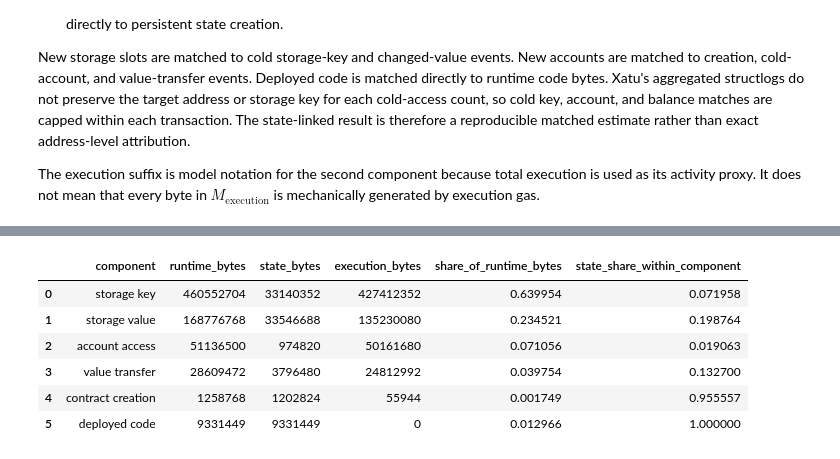
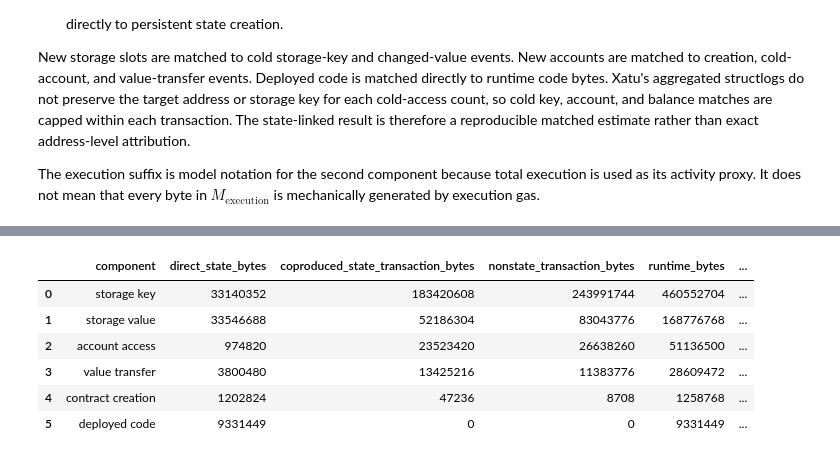
Before and after one commit to M1kuW1ll/eip-7999-research, a Jupyter notebook: notebooks/1.11-bal-state-creation-coupling-calibration.ipynb, the cells around one changed output, grey strips where cells are left out. Saved outputs shown, nothing was run; the diff lists cells and outputs as text; code cells hidden in the pictures.

```diff
--- a/notebooks/1.11-bal-state-creation-coupling-calibration.ipynb
+++ b/notebooks/1.11-bal-state-creation-coupling-calibration.ipynb
@@ -232,7 +225,8 @@ The daily accounting view combines static transaction content with the direct EI
 # %%
 daily_content = daily_accounting[[
     'date', 'block_count', 'calldata_bytes', 'cal_tx_access_list_bytes',
-    'cal_authorization_tuple_8131_bytes', 'blob_versioned_hash_bytes',
+    'cal_authorization_tuple_8131_bytes',
+    'cal_authorization_tuple_count_per_block', 'blob_versioned_hash_bytes',
 ]].merge(
     daily[['date', 'bal_runtime_bytes_per_block_8279']],
     on='date', how='left', validate='one_to_one',
@@ -240,14 +234,19 @@ daily_content = daily_accounting[[
 daily_content['runtime_bal_bytes'] = (
     daily_content['bal_runtime_bytes_per_block_8279'] * daily_content['block_count']
 )
+daily_content['authorization_accounted_bytes'] = (
+    daily_content['cal_authorization_tuple_8131_bytes']
+    + 51 * daily_content['cal_authorization_tuple_count_per_block']
+    * daily_content['block_count']
+)
 daily_content['date'] = pd.to_datetime(daily_content['date'])
 component_columns = [
     'calldata_bytes', 'cal_tx_access_list_bytes',
-    'cal_authorization_tuple_8131_bytes', 'blob_versioned_hash_bytes',
+    'authorization_accounted_bytes', 'blob_versioned_hash_bytes',
     'runtime_bal_bytes',
 ]
 component_labels = [
-    'calldata', 'access list', 'authorization tuples', 'blob hashes',
+    'calldata', 'access list', 'authorizations', 'blob hashes',
     'EIP-8279 runtime BAL',
 ]
 component_colors = ['#4c78a8', '#f58518', '#e45756', '#72b7b2', '#54a24b']
@@ -323,42 +346,72 @@ component_specs = [
     ('storage value', ['storage_value_bytes_8279_observed'], ['direct_new_storage_value_bytes_8279']),
     ('account access', ['account_access_bytes_8279'], ['direct_new_account_access_bytes_8279']),
     (
         'value transfer',
         ['balance_call_bytes_8279', 'balance_selfdestruct_bytes_8279', 'create_endowment_bytes_8279'],
-        ['direct_new_account_balance_bytes_8279'],
+        ['direct_new_account_balance_bytes_8279', 'direct_create_endowment_bytes_8279'],
     ),
     (
         'contract creation',
         ['create_address_bytes_8279', 'create_nonce_bytes_8279'],
         ['direct_create_address_bytes_8279', 'direct_create_nonce_bytes_8279'],
     ),
     ('deployed code', ['deployed_code_bytes_8279'], ['direct_deployed_code_bytes_8279']),
 ]
 component_rows = []
 for component, total_columns, state_columns in component_specs:
     runtime_bytes = int(attribution_blocks[total_columns].sum().sum())
     state_bytes = int(attribution_blocks[state_columns].sum().sum())
     component_rows.append({
         'component': component,
         'runtime_bytes': runtime_bytes,
         'state_bytes': state_bytes,
         'execution_bytes': runtime_bytes - state_bytes,
         'share_of_runtime_bytes': runtime_bytes / TOTAL_RUNTIME_BYTES,
         'state_share_within_component': state_bytes / runtime_bytes if runtime_bytes else np.nan,
     })
 components = pd.DataFrame(component_rows)
 assert components['runtime_bytes'].sum() == TOTAL_RUNTIME_BYTES
 assert components['state_bytes'].sum() == STATE_RUNTIME_BYTES
 components.to_csv(OUT_COMPONENTS_CSV, index=False)
-components
+
+component_prefixes = {
+    'storage key': 'storage_key',
+    'storage value': 'storage_value',
+    'account access': 'account_access',
+    'value transfer': 'value_transfer',
+    'contract creation': 'contract_creation',
+    'deployed code': 'deployed_code',
+}
+three_way_component_rows = []
+for component, prefix in component_prefixes.items():
+    direct = int(attribution_blocks[f'{prefix}_bytes_direct_state_8279'].sum())
+    coproduced = int(attribution_blocks[f'{prefix}_bytes_coproduced_state_txs_8279'].sum())
+    nonstate = int(attribution_blocks[f'{prefix}_bytes_nonstate_txs_8279'].sum())
+    three_way_component_rows.append({
+        'component': component,
+        'direct_state_bytes': direct,
+        'coproduced_state_transaction_bytes': coproduced,
+        'nonstate_transaction_bytes': nonstate,
+        'runtime_bytes': direct + coproduced + nonstate,
+    })
+three_way_components = pd.DataFrame(three_way_component_rows)
+for column in ['direct_state_bytes', 'coproduced_state_transaction_bytes', 'nonstate_transaction_bytes']:
+    three_way_components[f'{column}_share_total'] = three_way_components[column] / TOTAL_RUNTIME_BYTES
+    three_way_components[f'{column}_share_component'] = three_way_components[column] / three_way_components['runtime_bytes']
+assert three_way_components['runtime_bytes'].sum() == TOTAL_RUNTIME_BYTES
+assert three_way_components['direct_state_bytes'].sum() == STATE_RUNTIME_BYTES
+assert three_way_components['coproduced_state_transaction_bytes'].sum() == COPRODUCED_RUNTIME_BYTES
+assert three_way_components['nonstate_transaction_bytes'].sum() == NONSTATE_RUNTIME_BYTES
+three_way_components.to_csv(OUT_THREE_WAY_COMPONENTS_CSV, index=False)
+three_way_components
 # %% [output]
-|  | component | runtime_bytes | state_bytes | execution_bytes | share_of_runtime_bytes | state_share_within_component |
-| 0 | storage key | 460552704 | 33140352 | 427412352 | 0.639954 | 0.071958 |
-| 1 | storage value | 168776768 | 33546688 | 135230080 | 0.234521 | 0.198764 |
-| 2 | account access | 51136500 | 974820 | 50161680 | 0.071056 | 0.019063 |
-| 3 | value transfer | 28609472 | 3796480 | 24812992 | 0.039754 | 0.132700 |
-| 4 | contract creation | 1258768 | 1202824 | 55944 | 0.001749 | 0.955557 |
-| 5 | deployed code | 9331449 | 9331449 | 0 | 0.012966 | 1.000000 |
+|  | component | direct_state_bytes | coproduced_state_transaction_bytes | nonstate_transaction_bytes | runtime_bytes | ... |
+| 0 | storage key | 33140352 | 183420608 | 243991744 | 460552704 | ... |
+| 1 | storage value | 33546688 | 52186304 | 83043776 | 168776768 | ... |
+| 2 | account access | 974820 | 23523420 | 26638260 | 51136500 | ... |
+| 3 | value transfer | 3800480 | 13425216 | 11383776 | 28609472 | ... |
+| 4 | contract creation | 1202824 | 47236 | 8708 | 1258768 | ... |
+| 5 | deployed code | 9331449 | 0 | 0 | 9331449 | ... |
 # %%
 fig, axes = plt.subplots(1, 2, figsize=(16.0, 6.3), gridspec_kw={'width_ratios': [1.05, 1.15]})
 x = np.arange(len(components))
```
Also changed, not shown: parts of 12 cells of this notebook, 29 other files.
